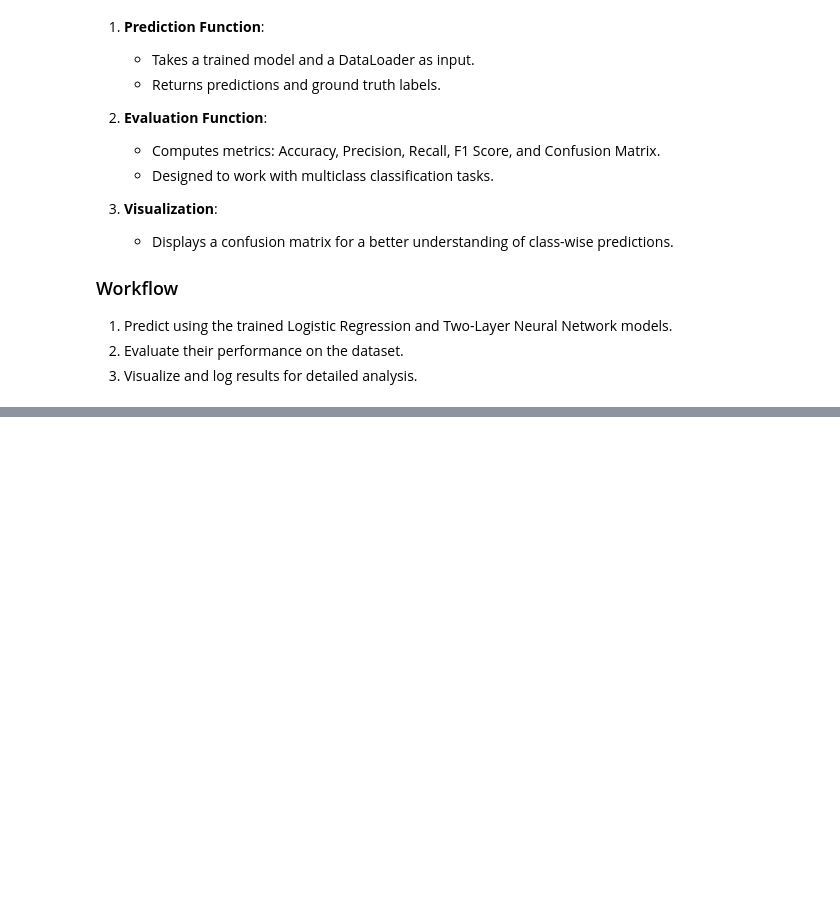
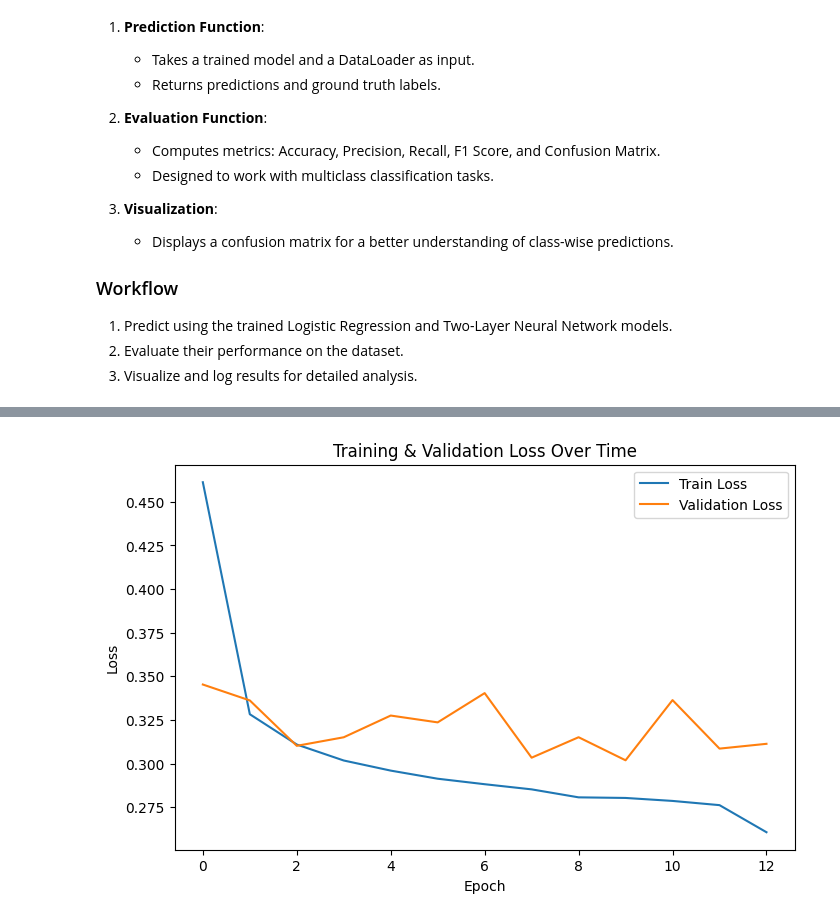
Before and after one commit to ShovalBenjer/deep_learning_neural_networks, a Jupyter notebook: Deep_exc_3_adir_shoval_ipynb.ipynb, the cells around one changed output, grey strips where cells are left out. Drawn from its saved outputs; the diff is of its cells as text; code cells hidden in the pictures; blank space fills up the shorter version.

```diff
--- a/Deep_exc_3_adir_shoval_ipynb.ipynb
+++ b/Deep_exc_3_adir_shoval_ipynb.ipynb
@@ -512,0 +379,85 @@ Two-Layer Neural Network Validation Metrics: {'accuracy': 0.079, 'precision': 0.
+# %%
+"""
+This code snippet orchestrates the entire process:
+1) Loads MNIST data and splits into train/validation/test.
+2) Performs EDA.
+3) Initializes and trains two models (Logistic Regression & Two-Layer NN).
+4) Evaluates and visualizes results on train/validation/test sets.
+Please ensure you have already run Snippet #1 in your environment before running this.
+"""
+
+def main():
+    """
+    Main function that executes:
+    - Data loading and splitting
+    - EDA
+    - Model instantiation
+    - Training on train data
+    - Evaluation (metrics + plots) on train, val, test
+    """
+    device = torch.device("cuda" if torch.cuda.is_available() else "cpu")
+    print("Using device:", device)
+
+    transform = get_transforms()
+    full_train_dataset, test_dataset = load_mnist_dataset(transform)
+    train_subset, val_subset = split_train_validation(full_train_dataset, train_ratio=0.9)
+    train_loader, val_loader, test_loader = create_dataloaders(train_subset, val_subset, test_dataset, batch_size=50)
+
+    input_size = 784
+    num_classes = 10
+    hidden_size = 200
+    learning_rate = 0.001
+    num_iterations = 13000
+
+    logistic_model = LogisticRegressionModel(input_size, num_classes)
+    two_layer_model = TwoLayerNNModel(input_size, hidden_size, num_classes)
+
+    print("Parameters (Logistic Regression):", count_model_parameters(logistic_model))
+    print("Parameters (Two-Layer NN):", count_model_parameters(two_layer_model))
+
+    criterion = nn.CrossEntropyLoss()
+    optimizer_logistic = torch.optim.Adam(logistic_model.parameters(), lr=learning_rate)
+    optimizer_nn = torch.optim.Adam(two_layer_model.parameters(), lr=learning_rate)
+
+    print("\nTraining Logistic Regression...")
+    log_train_losses, log_val_losses = train_model(logistic_model, train_loader, val_loader,
+                                                   criterion, optimizer_logistic, num_iterations)
+
+    print("\nTraining Two-Layer NN...")
+    nn_train_losses, nn_val_losses = train_model(two_layer_model, train_loader, val_loader,
+                                                 criterion, optimizer_nn, num_iterations)
+
+    print("\nPlotting Loss Curves for Logistic Regression:")
+    plot_loss_curves(log_train_losses, log_val_losses)
+
+    print("Plotting Loss Curves for Two-Layer NN:")
+    plot_loss_curves(nn_train_losses, nn_val_losses)
+
+    print("\nEVALUATING MODELS...")
+
+    for model_name, model_obj in [("Logistic Regression", logistic_model),
+                                  ("Two-Layer NN", two_layer_model)]:
+        print(f"\n=== {model_name} ===")
+
+        y_true_train, y_pred_train = predict(model_obj, train_loader)
+        y_true_val, y_pred_val = predict(model_obj, val_loader)
+        y_true_test, y_pred_test = predict(model_obj, test_loader)
+
+        print_classification_report_sklearn(y_true_train, y_pred_train, set_name="Train")
+        print_balanced_accuracy(y_true_train, y_pred_train, set_name="Train")
+        plot_confusion_matrix(y_true_train, y_pred_train, set_name="Train")
+        plot_classification_metrics(y_true_train, y_pred_train, set_name="Train")
+
+        print_classification_report_sklearn(y_true_val, y_pred_val, set_name="Validation")
+        print_balanced_accuracy(y_true_val, y_pred_val, set_name="Validation")
+        plot_confusion_matrix(y_true_val, y_pred_val, set_name="Validation")
+        plot_classification_metrics(y_true_val, y_pred_val, set_name="Validation")
+
+        print_classification_report_sklearn(y_true_test, y_pred_test, set_name="Test")
+        print_balanced_accuracy(y_true_test, y_pred_test, set_name="Test")
+        plot_confusion_matrix(y_true_test, y_pred_test, set_name="Test")
+        plot_classification_metrics(y_true_test, y_pred_test, set_name="Test")
+
+if __name__ == "__main__":
+    main()
+# %% [output]
@@ -512,0 +481 @@ Two-Layer Neural Network Validation Metrics: {'accuracy': 0.079, 'precision': 0.
+[figure, added]
```
Also changed, not shown: parts of 11 cells of this notebook.
